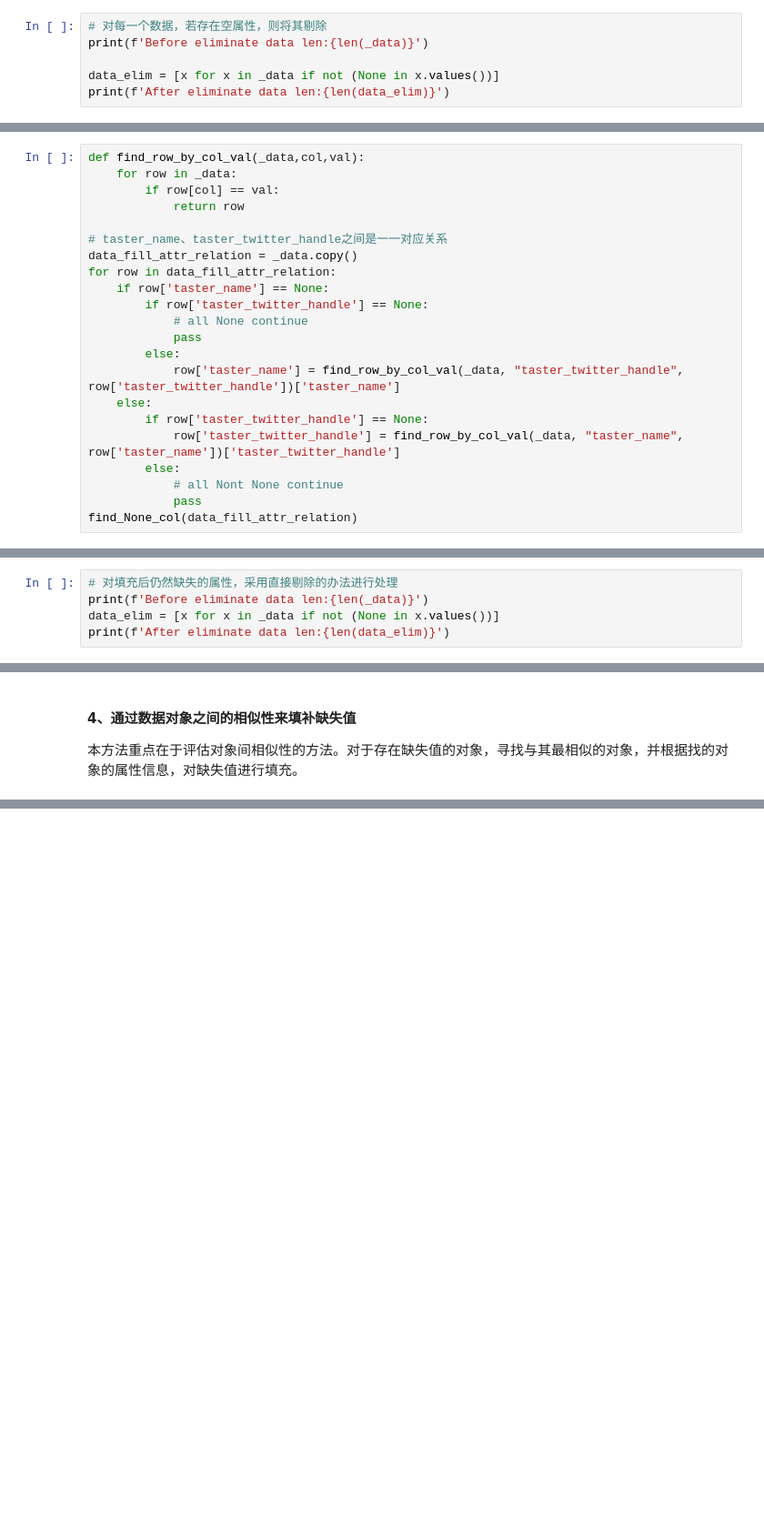
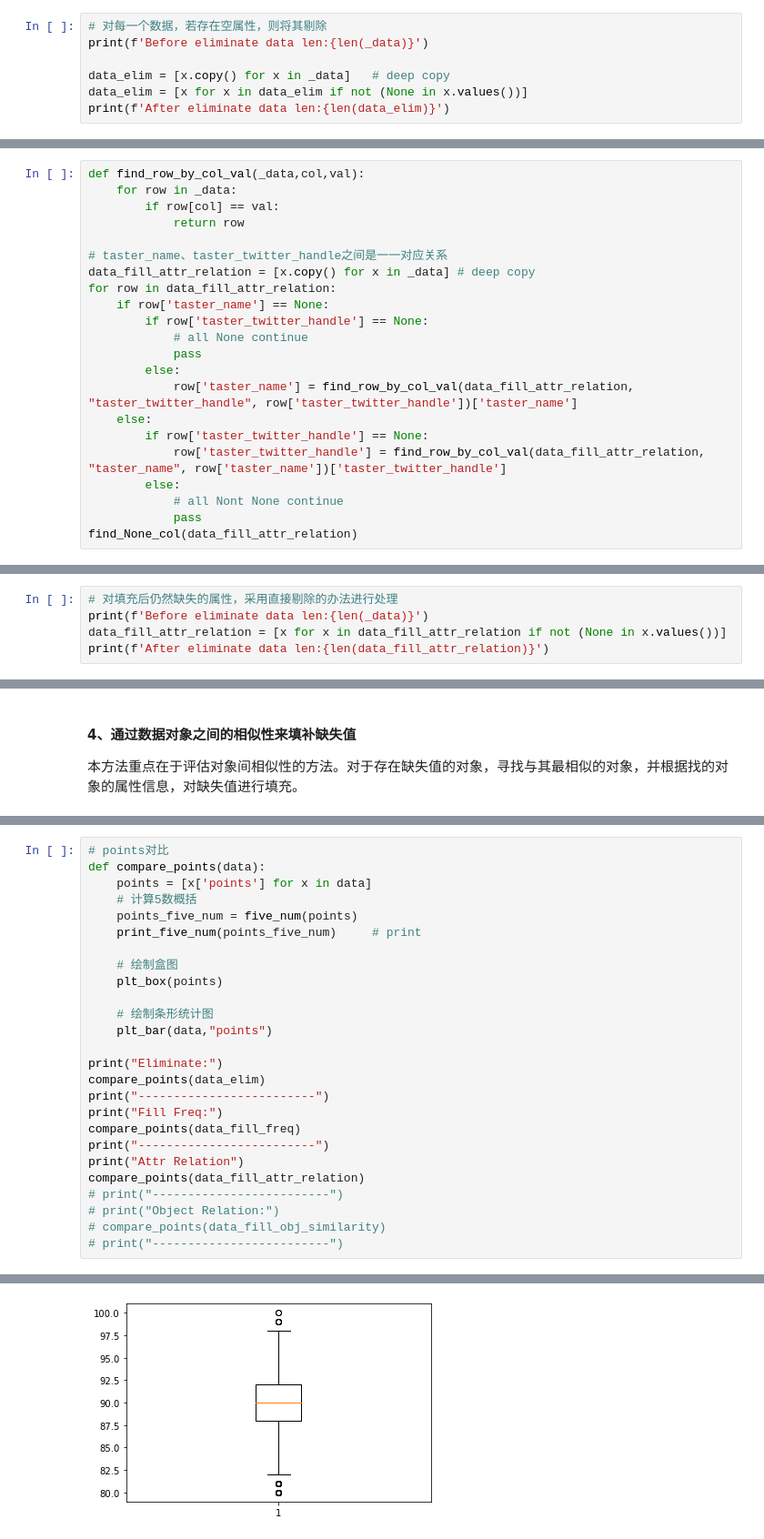
Before and after one commit to xinzwang/data-mining, a Jupyter notebook: Wine Reviews.ipynb, the cells around one changed output, grey strips where cells are left out. Shown: that part at 91% size. Saved outputs shown, nothing was run; the diff lists cells and outputs as text; blank space fills up the shorter version.

```diff
--- a/Wine Reviews.ipynb
+++ b/Wine Reviews.ipynb
@@ -280,7 +288,8 @@ Have None:False   col:winery
 # 对每一个数据，若存在空属性，则将其剔除
 print(f'Before eliminate data len:{len(_data)}')
 
-data_elim = [x for x in _data if not (None in x.values())]
+data_elim = [x.copy() for x in _data]	# deep copy
+data_elim = [x for x in data_elim if not (None in x.values())]
 print(f'After eliminate data len:{len(data_elim)}')
 # %% [output]
 Before eliminate data len:129971
@@ -342,17 +347,17 @@ def find_row_by_col_val(_data,col,val):
 			return row
 
 # taster_name、taster_twitter_handle之间是一一对应关系
-data_fill_attr_relation = _data.copy()
+data_fill_attr_relation = [x.copy() for x in _data]	# deep copy
 for row in data_fill_attr_relation:
 	if row['taster_name'] == None:
 		if row['taster_twitter_handle'] == None:
 			# all None continue
 			pass
 		else:
-			row['taster_name'] = find_row_by_col_val(_data, "taster_twitter_handle", row['taster_twitter_handle'])['taster_name']
+			row['taster_name'] = find_row_by_col_val(data_fill_attr_relation, "taster_twitter_handle", row['taster_twitter_handle'])['taster_name']
 	else:
 		if row['taster_twitter_handle'] == None:
-			row['taster_twitter_handle'] = find_row_by_col_val(_data, "taster_name", row['taster_name'])['taster_twitter_handle']
+			row['taster_twitter_handle'] = find_row_by_col_val(data_fill_attr_relation, "taster_name", row['taster_name'])['taster_twitter_handle']
 		else:
 			# all Nont None continue
 			pass
@@ -389,5 +417,5 @@ find_None_col(data_fill_attr_relation)
 # %%
 # 对填充后仍然缺失的属性，采用直接剔除的办法进行处理
 print(f'Before eliminate data len:{len(_data)}')
-data_elim = [x for x in _data if not (None in x.values())]
-print(f'After eliminate data len:{len(data_elim)}')
+data_fill_attr_relation = [x for x in data_fill_attr_relation if not (None in x.values())]
+print(f'After eliminate data len:{len(data_fill_attr_relation)}')
@@ -397,0 +473,27 @@ print(f'After eliminate data len:{len(data_elim)}')
+# %%
+# points对比
+def compare_points(data):
+	points = [x['points'] for x in data]
+	# 计算5数概括
+	points_five_num = five_num(points)
+	print_five_num(points_five_num)		# print
+
+	# 绘制盒图
+	plt_box(points)
+
+	# 绘制条形统计图
+	plt_bar(data,"points")
+
+print("Eliminate:")
+compare_points(data_elim)
+print("-------------------------")
+print("Fill Freq:")
+compare_points(data_fill_freq)
+print("-------------------------")
+print("Attr Relation")
+compare_points(data_fill_attr_relation)
+# print("-------------------------")
+# print("Object Relation:")
+# compare_points(data_fill_obj_similarity)
+# print("-------------------------")
+# %% [output]
@@ -397,0 +507 @@ print(f'After eliminate data len:{len(data_elim)}')
+[figure, added]
```
Also changed, not shown: parts of 12 cells of this notebook, 4 other files.
